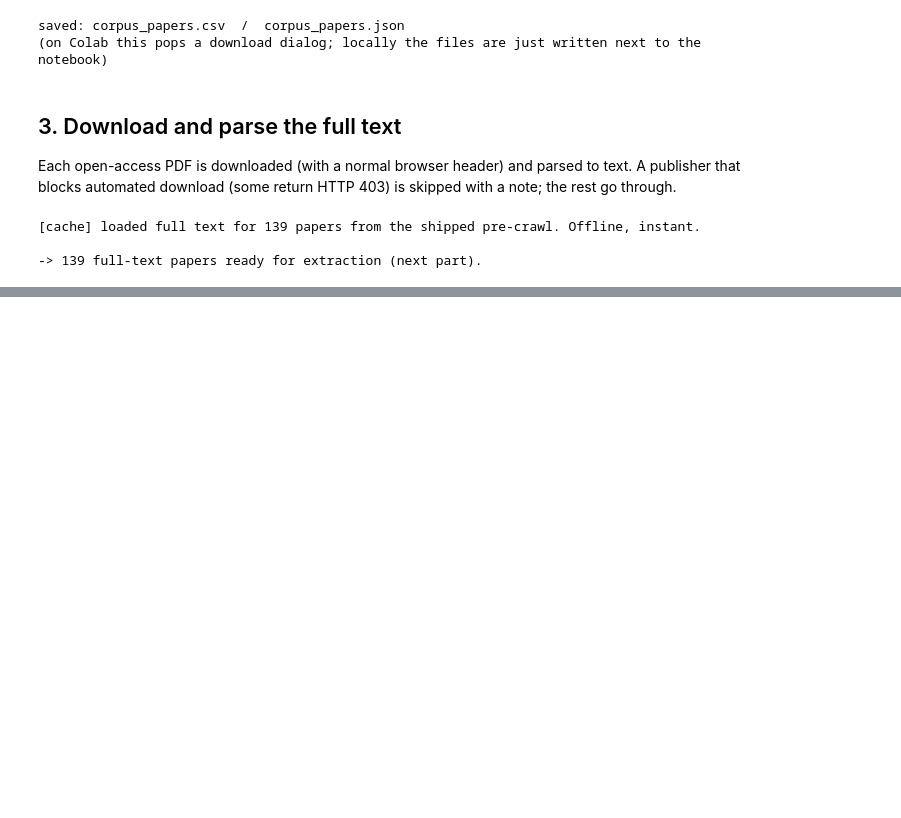
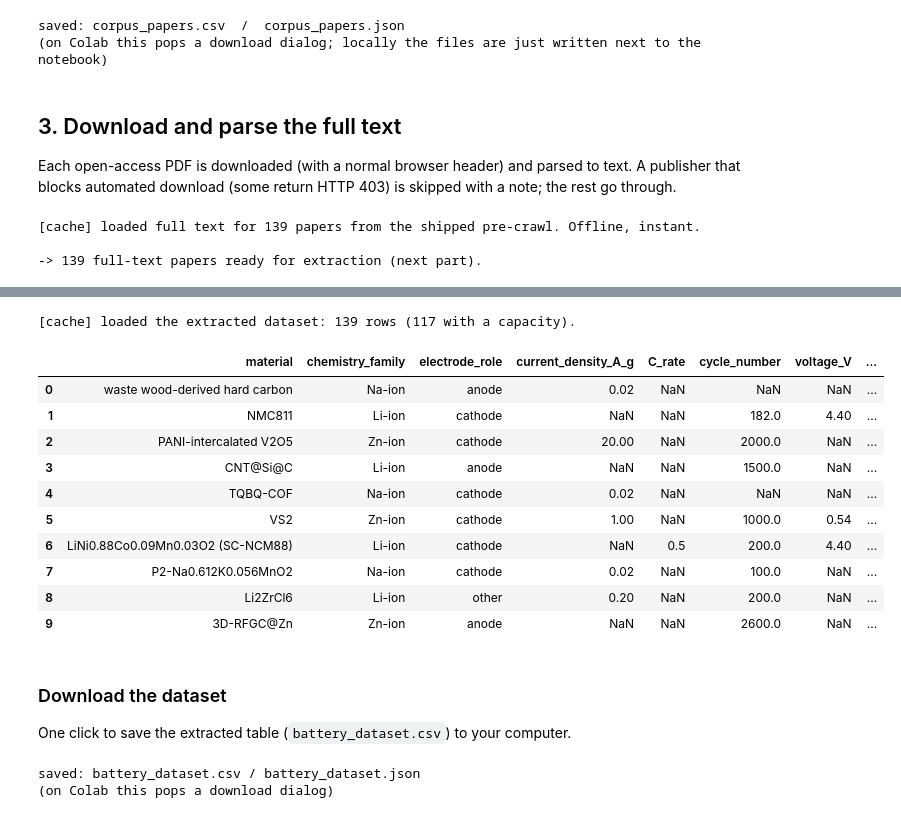
Before and after one commit to ruiding-uchicago/NRT_Training_Materials, a Jupyter notebook: module_2c_literature_to_dataset/Module2c_Literature_to_Dataset.ipynb, the cells around one changed output, grey strips where cells are left out. Saved outputs shown, nothing was run; the diff lists cells and outputs as text; code cells hidden in the pictures; blank space fills up the shorter version.

```diff
--- a/module_2c_literature_to_dataset/Module2c_Literature_to_Dataset.ipynb
+++ b/module_2c_literature_to_dataset/Module2c_Literature_to_Dataset.ipynb
@@ -209,0 +210,65 @@ Part 2 (coming next) sends each full text through the Module 2a extractor to pul
+# %%
+import pandas as pd, os, json
+DEEPSEEK_KEY = ""   # LIVE only: paste sk-... (DeepSeek). Cache mode needs no key.
+
+PROMPT = """You are extracting ONE structured record from a battery research paper's full text.
+Identify the paper's MAIN electrode material and its headline reversible specific capacity.
+Return ONLY a JSON object (null if not stated):
+{"material":"<key electrode material>","chemistry_family":"<Li-ion|Na-ion|K-ion|Zn-ion|Li-S|Li-metal|Mg-ion|Ca-ion|Li-O2|other>","electrode_role":"<cathode|anode|other>","specific_capacity_mAh_g":<number mAh/g>,"current_density_A_g":<number A/g or null>,"C_rate":<number or null>,"cycle_number":<int or null>,"voltage_V":<number or null>}
+Rules: only values stated in the text; capacity must be gravimetric mAh/g (not areal); output JSON only."""
+
+COLS = ["material","chemistry_family","electrode_role","current_density_A_g","C_rate",
+        "cycle_number","voltage_V","specific_capacity_mAh_g"]   # target (capacity) LAST, for Module 1d
+
+if USE_CACHE and os.path.exists("cache/battery_dataset.csv"):
+    data = pd.read_csv("cache/battery_dataset.csv")
+    print(f"[cache] loaded the extracted dataset: {len(data)} rows "
+          f"({data['specific_capacity_mAh_g'].notna().sum()} with a capacity).")
+else:
+    from concurrent.futures import ThreadPoolExecutor
+    def extract_one(p):
+        body={"model":"deepseek-v4-flash","temperature":0,"thinking":{"type":"disabled"},"max_tokens":400,
+              "response_format":{"type":"json_object"},
+              "messages":[{"role":"user","content":PROMPT+"\n\nPAPER:\n"+p["text"][:40000]}]}
+        try:
+            r=requests.post("https://api.deepseek.com/chat/completions",
+                headers={"Authorization":f"Bearer {DEEPSEEK_KEY}","Content-Type":"application/json"},
+                data=json.dumps(body),timeout=120)
+            d=json.loads(r.json()["choices"][0]["message"]["content"])
+            d.update(doi=p["doi"],title=p["title"],venue=p["venue"],year=p["year"]); return d
+        except Exception as e: return {"doi":p.get("doi"),"error":str(e)[:40]}
+    with ThreadPoolExecutor(max_workers=8) as ex:
+        rows=[r for r in ex.map(extract_one, texts) if "error" not in r]
+    data=pd.DataFrame(rows).reindex(columns=COLS+["doi","title","venue","year"])
+    print(f"extracted {len(data)} rows ({data['specific_capacity_mAh_g'].notna().sum()} with a capacity).")
+
+data.head(10)
+# %% [output]
+[cache] loaded the extracted dataset: 139 rows (117 with a capacity).
+|  | material | chemistry_family | electrode_role | current_density_A_g | C_rate | cycle_number | voltage_V | ... |
+| 0 | waste wood-derived hard carbon | Na-ion | anode | 0.02 | NaN | NaN | NaN | ... |
+| 1 | NMC811 | Li-ion | cathode | NaN | NaN | 182.0 | 4.40 | ... |
+| 2 | PANI-intercalated V2O5 | Zn-ion | cathode | 20.00 | NaN | 2000.0 | NaN | ... |
+| 3 | CNT@Si@C | Li-ion | anode | NaN | NaN | 1500.0 | NaN | ... |
+| 4 | TQBQ-COF | Na-ion | cathode | 0.02 | NaN | NaN | NaN | ... |
+| 5 | VS2 | Zn-ion | cathode | 1.00 | NaN | 1000.0 | 0.54 | ... |
+| 6 | LiNi0.88Co0.09Mn0.03O2 (SC-NCM88) | Li-ion | cathode | NaN | 0.5 | 200.0 | 4.40 | ... |
+| 7 | P2-Na0.612K0.056MnO2 | Na-ion | cathode | 0.02 | NaN | 100.0 | NaN | ... |
+| 8 | Li2ZrCl6 | Li-ion | other | 0.20 | NaN | 200.0 | NaN | ... |
+| 9 | 3D-RFGC@Zn | Zn-ion | anode | NaN | NaN | 2600.0 | NaN | ... |
+# %% [markdown]
+### Download the dataset
+
+One click to save the extracted table (`battery_dataset.csv`) to your computer.
+# %%
+data.to_csv("battery_dataset.csv", index=False)
+data.reindex(columns=COLS).to_json("battery_dataset.json", orient="records", indent=1, force_ascii=False)
+print("saved: battery_dataset.csv / battery_dataset.json")
+if "google.colab" in sys.modules:
+    from google.colab import files
+    files.download("battery_dataset.csv")
+else:
+    print("(on Colab this pops a download dialog)")
+# %% [output]
+saved: battery_dataset.csv / battery_dataset.json
+(on Colab this pops a download dialog)
```
Also changed, not shown: parts of 5 cells of this notebook, 3 other files.
